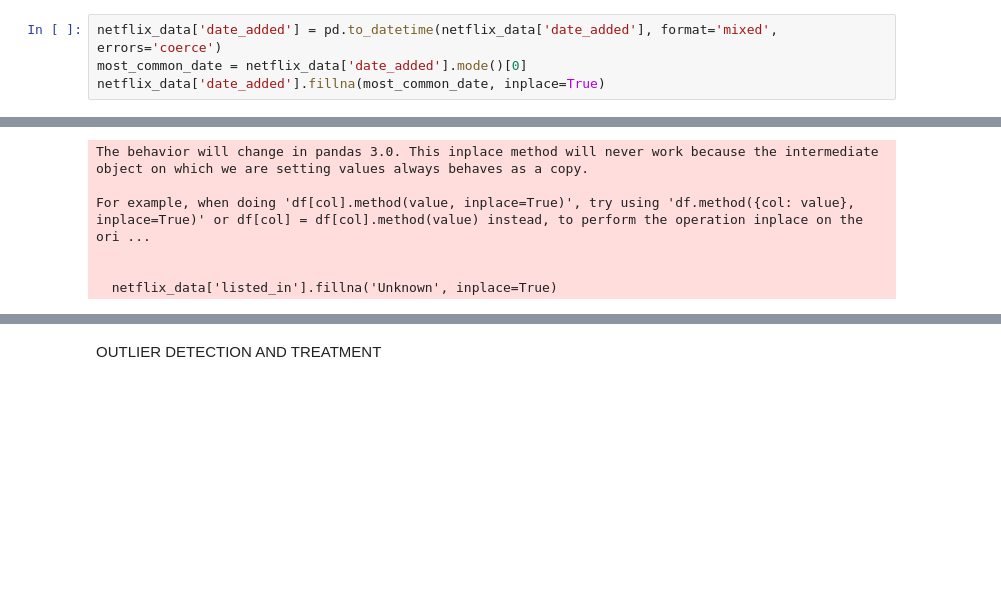
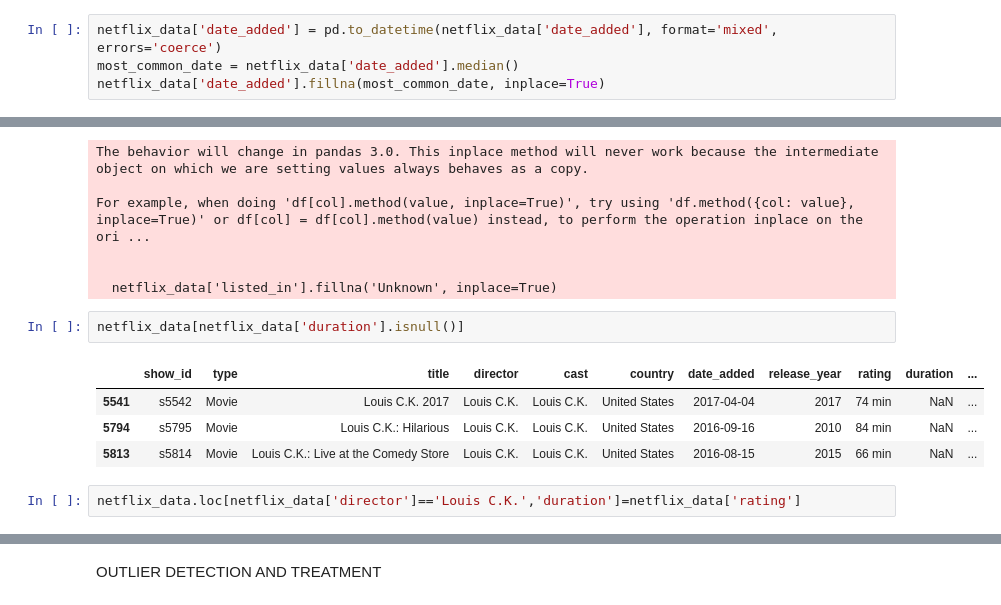
Before and after one commit to JesildaB/Netflix_EDA_FeatureEngineering, a Jupyter notebook: USECASE1.ipynb, the cells around one changed output, grey strips where cells are left out. Cells and saved outputs as stored; diff of their text form; blank space fills up the shorter version.

```diff
--- a/USECASE1.ipynb
+++ b/USECASE1.ipynb
@@ -457,7 +462,7 @@ For example, when doing 'df[col].method(value, inplace=True)', try using 'df.met
 netflix_data['country'] = netflix_data['country'].fillna('Unknown')
 # %%
 netflix_data['date_added'] = pd.to_datetime(netflix_data['date_added'], format='mixed', errors='coerce')
-most_common_date = netflix_data['date_added'].mode()[0]
+most_common_date = netflix_data['date_added'].median()
 netflix_data['date_added'].fillna(most_common_date, inplace=True)
 # %% [output]
 The behavior will change in pandas 3.0. This inplace method will never work because the intermediate object on which we are setting values always behaves as a copy.
@@ -484,3 +489,12 @@ For example, when doing 'df[col].method(value, inplace=True)', try using 'df.met
 
 
   netflix_data['listed_in'].fillna('Unknown', inplace=True)
+# %%
+netflix_data[netflix_data['duration'].isnull()]
+# %% [output]
+|  | show_id | type | title | director | cast | country | date_added | release_year | rating | duration | ... |
+| 5541 | s5542 | Movie | Louis C.K. 2017 | Louis C.K. | Louis C.K. | United States | 2017-04-04 | 2017 | 74 min | NaN | ... |
+| 5794 | s5795 | Movie | Louis C.K.: Hilarious | Louis C.K. | Louis C.K. | United States | 2016-09-16 | 2010 | 84 min | NaN | ... |
+| 5813 | s5814 | Movie | Louis C.K.: Live at the Comedy Store | Louis C.K. | Louis C.K. | United States | 2016-08-15 | 2015 | 66 min | NaN | ... |
+# %%
+netflix_data.loc[netflix_data['director']=='Louis C.K.','duration']=netflix_data['rating']
```
Also changed, not shown: parts of 7 cells of this notebook, 1 other file.
